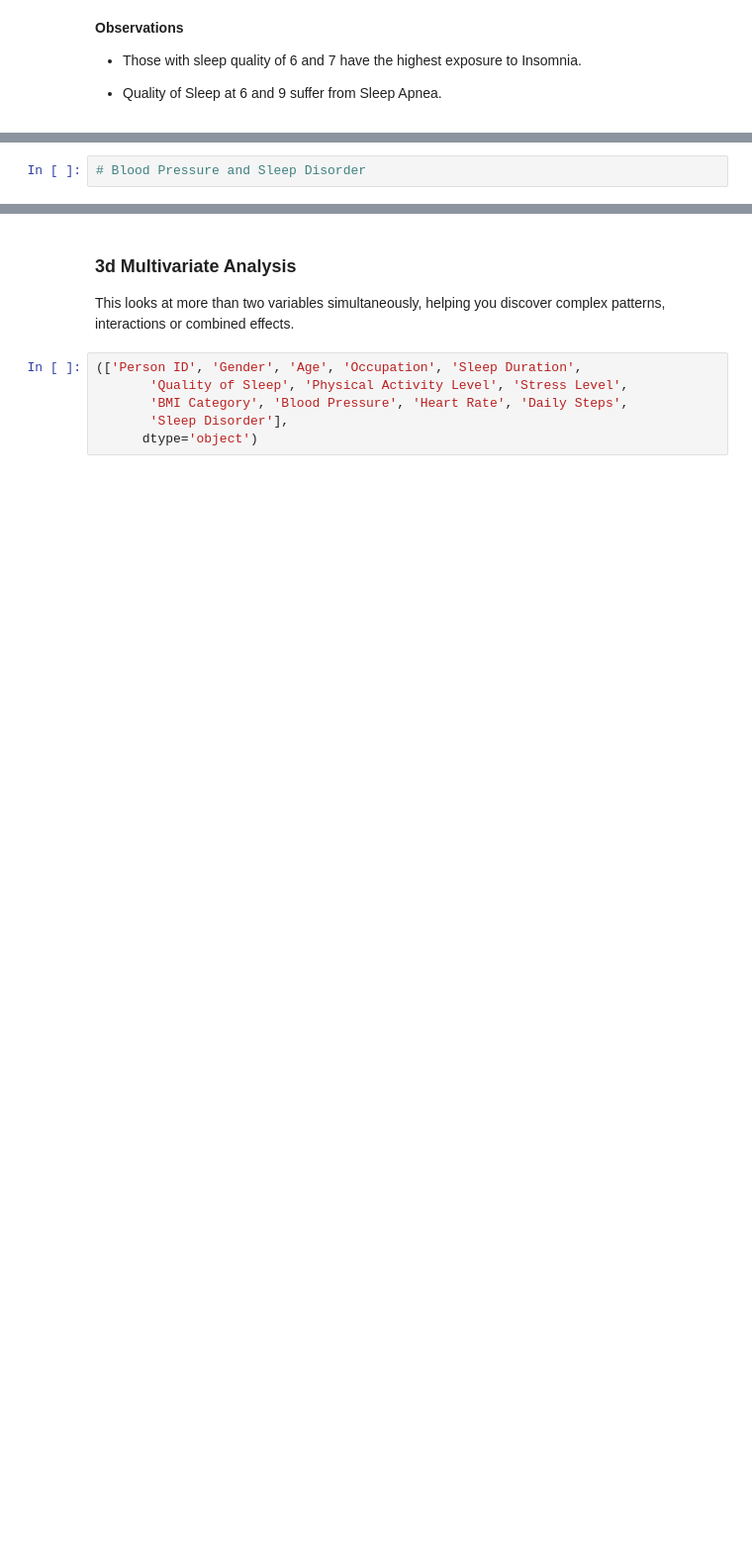
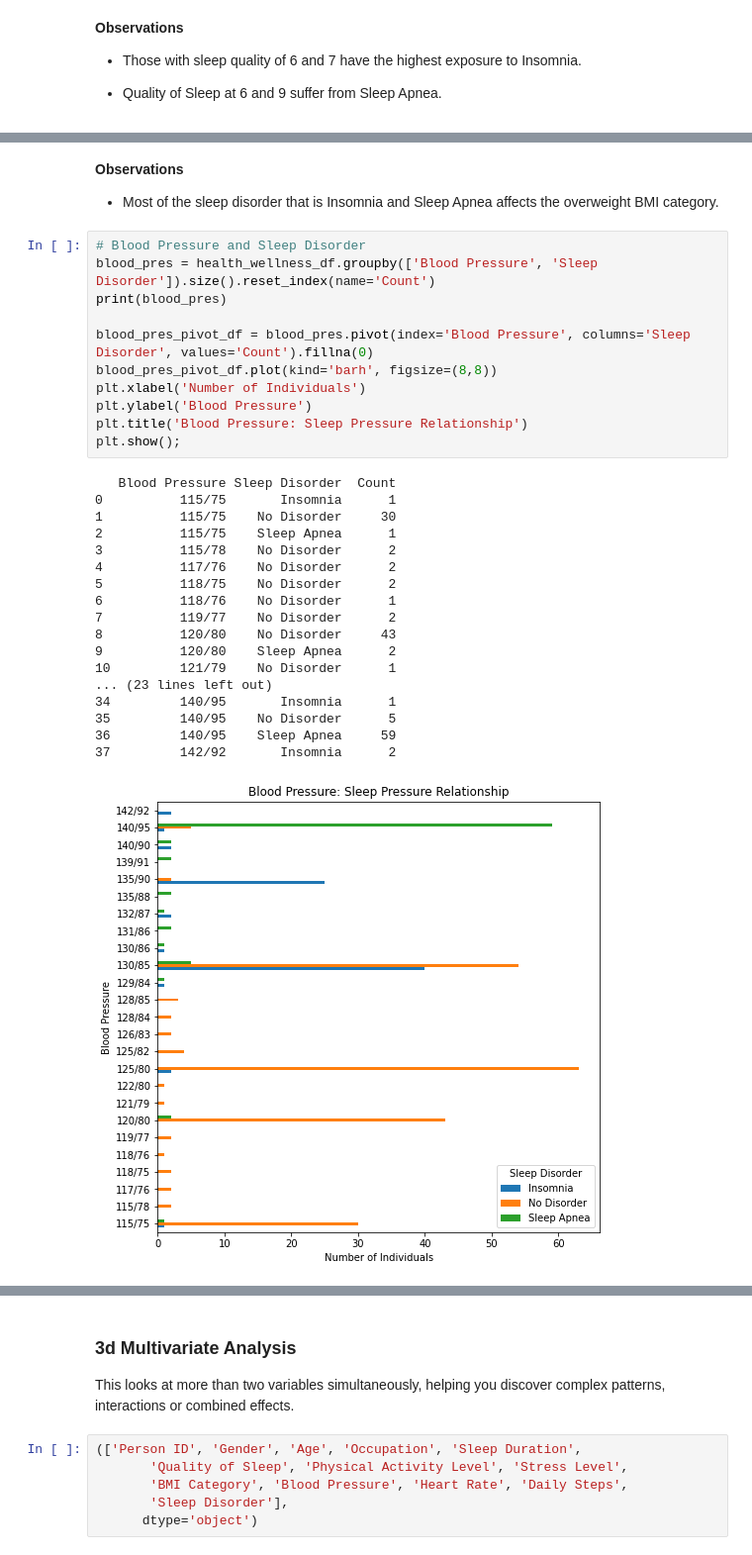
Before and after one commit to jgatharia/Health_and_Sleep_Relation_Project, a Jupyter notebook: health_and_wellness.ipynb, the cells around one changed output, grey strips where cells are left out. Shown at 99% size. Cells and saved outputs as stored; diff of their text form; blank space fills up the shorter version.

```diff
--- a/health_and_wellness.ipynb
+++ b/health_and_wellness.ipynb
@@ -446,2 +540,34 @@ plt.show();
+# %% [markdown]
+**Observations**
+
+* Most of the sleep disorder that is Insomnia and Sleep Apnea affects the overweight BMI category.
 # %%
 # Blood Pressure and Sleep Disorder
+blood_pres = health_wellness_df.groupby(['Blood Pressure', 'Sleep Disorder']).size().reset_index(name='Count')
+print(blood_pres)
+
+blood_pres_pivot_df = blood_pres.pivot(index='Blood Pressure', columns='Sleep Disorder', values='Count').fillna(0)
+blood_pres_pivot_df.plot(kind='barh', figsize=(8,8))
+plt.xlabel('Number of Individuals')
+plt.ylabel('Blood Pressure')
+plt.title('Blood Pressure: Sleep Pressure Relationship')
+plt.show();
+# %% [output]
+   Blood Pressure Sleep Disorder  Count
+0          115/75       Insomnia      1
+1          115/75    No Disorder     30
+2          115/75    Sleep Apnea      1
+3          115/78    No Disorder      2
+4          117/76    No Disorder      2
+5          118/75    No Disorder      2
+6          118/76    No Disorder      1
+7          119/77    No Disorder      2
+8          120/80    No Disorder     43
+9          120/80    Sleep Apnea      2
+10         121/79    No Disorder      1
+... (23 lines left out)
+34         140/95       Insomnia      1
+35         140/95    No Disorder      5
+36         140/95    Sleep Apnea     59
+37         142/92       Insomnia      2
+[figure, added]
```
Also changed, not shown: parts of 10 cells of this notebook.
